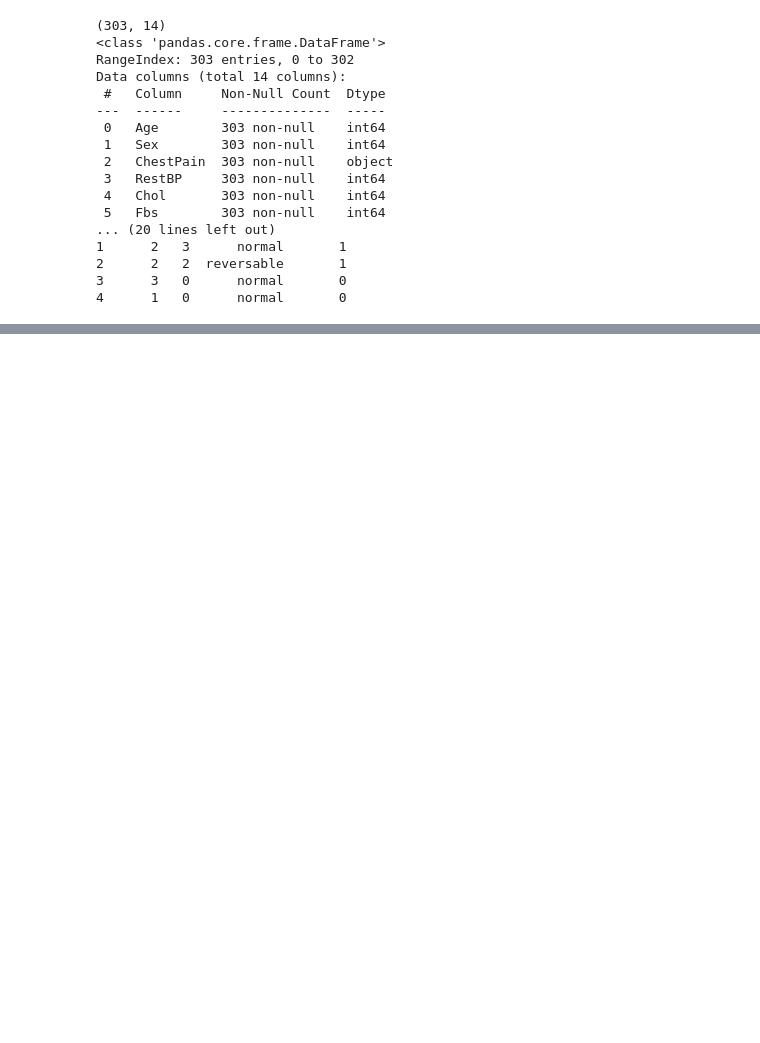
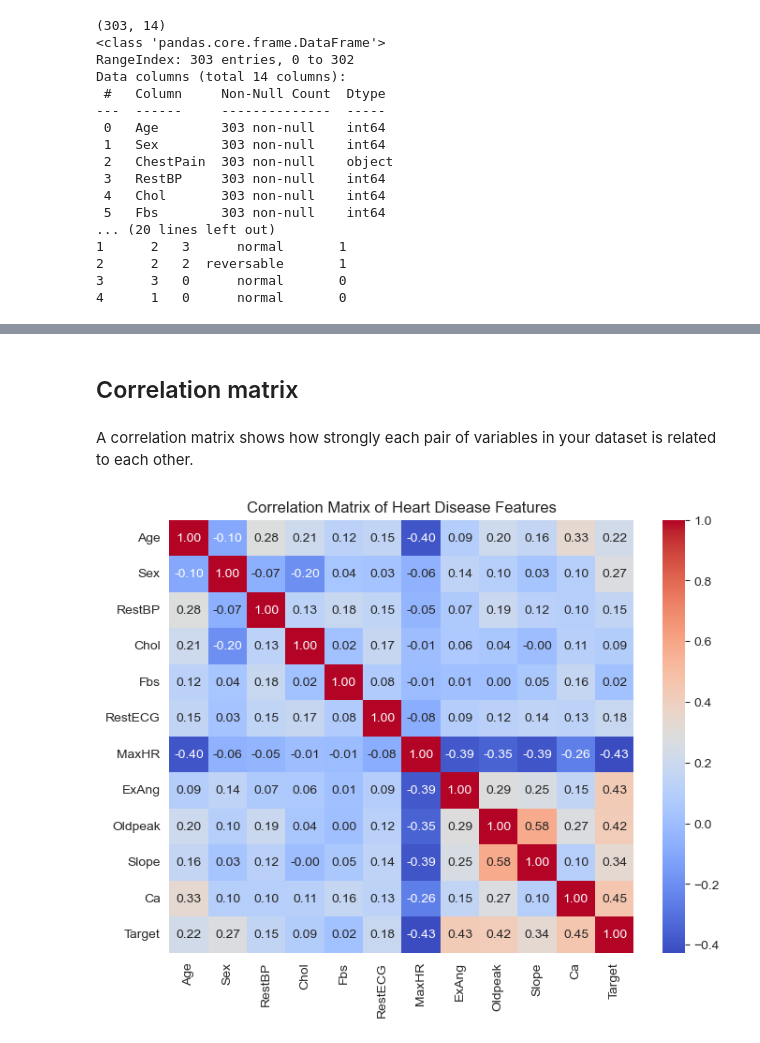
Before and after one commit to SudeKaraca228/Heart_Disease_Project, a Jupyter notebook: Heart_Disease_Data_Analysis.ipynb, the cells around one changed output, grey strips where cells are left out. Saved outputs shown, nothing was run; the diff lists cells and outputs as text; code cells hidden in the pictures; blank space fills up the shorter version.

```diff
--- a/Heart_Disease_Data_Analysis.ipynb
+++ b/Heart_Disease_Data_Analysis.ipynb
@@ -58,0 +136,11 @@ None
+# %% [markdown]
+## Correlation matrix
+# %% [markdown]
+A correlation matrix shows how strongly each pair of variables in your dataset is related to each other.
+# %%
+sns.heatmap(numeric_df.corr(), annot=True, cmap='coolwarm', fmt='.2f')
+plt.title('Correlation Matrix of Heart Disease Features')
+plt.show()
+greater_corrs = ["MaxHR","ExAng","Oldpeak","Ca"]
+# %% [output]
+[figure, added]
```
Also changed, not shown: parts of 18 cells of this notebook.
